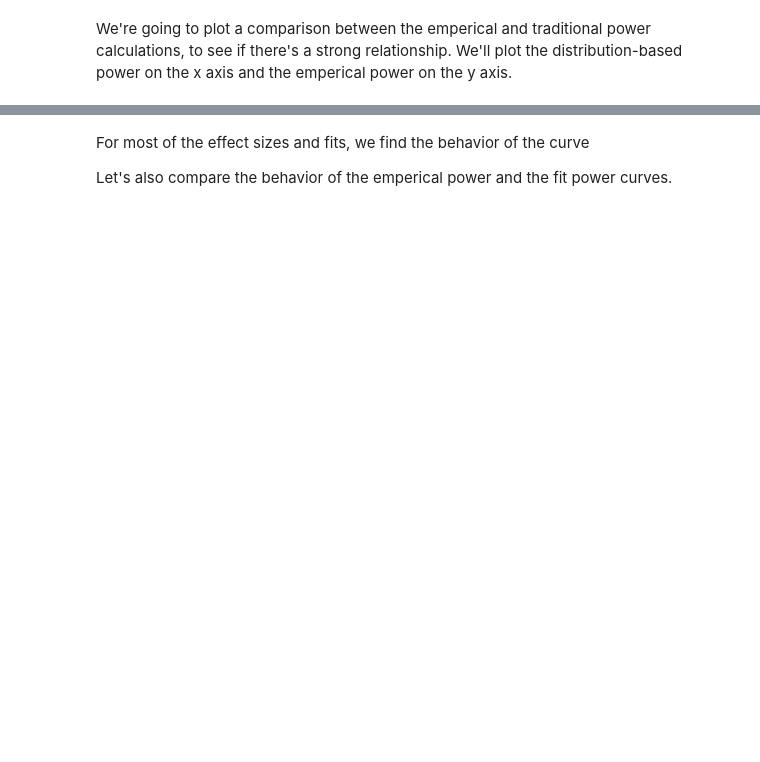
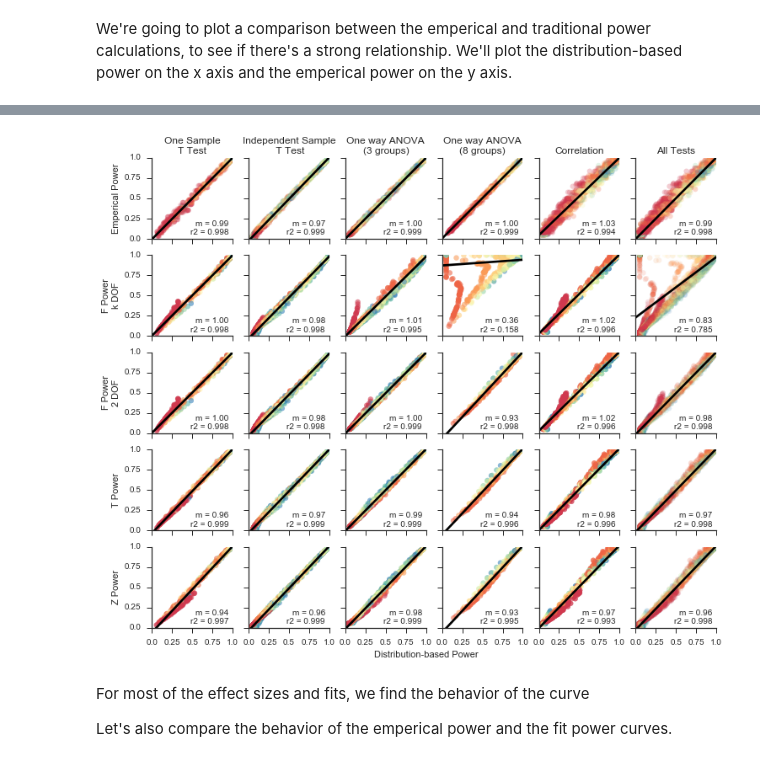
Before and after one commit to JWDebelius/monte_carlo_power, a Jupyter notebook: ipynb/4-Comparisons of Power Calculations.ipynb, the cells around one changed output, grey strips where cells are left out. Cells and saved outputs as stored; diff of their text form; code cells hidden in the pictures; blank space fills up the shorter version.

```diff
--- a/ipynb/4-Comparisons of Power Calculations.ipynb
+++ b/ipynb/4-Comparisons of Power Calculations.ipynb
@@ -210,0 +241,5 @@ tr_fig
+# %%
+tr_axes[-1][-1].set_xticklabels(tr_axes[-1][-1].get_xticks())
+tr_fig
+# %% [output]
+[figure, added]
```
Also changed, not shown: parts of 22 cells of this notebook, 3 other files.
